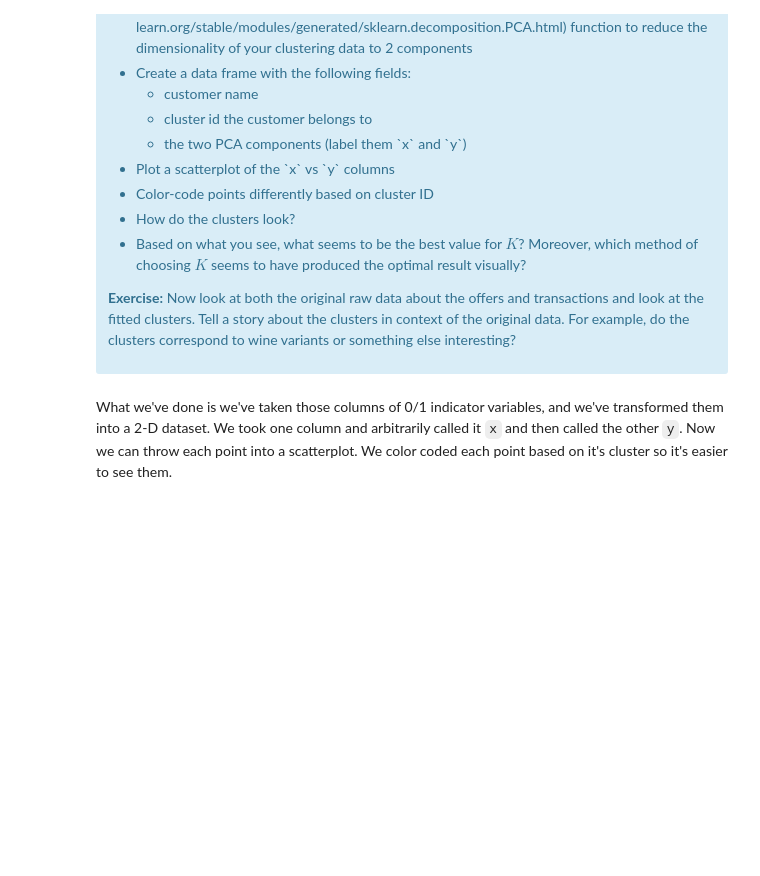
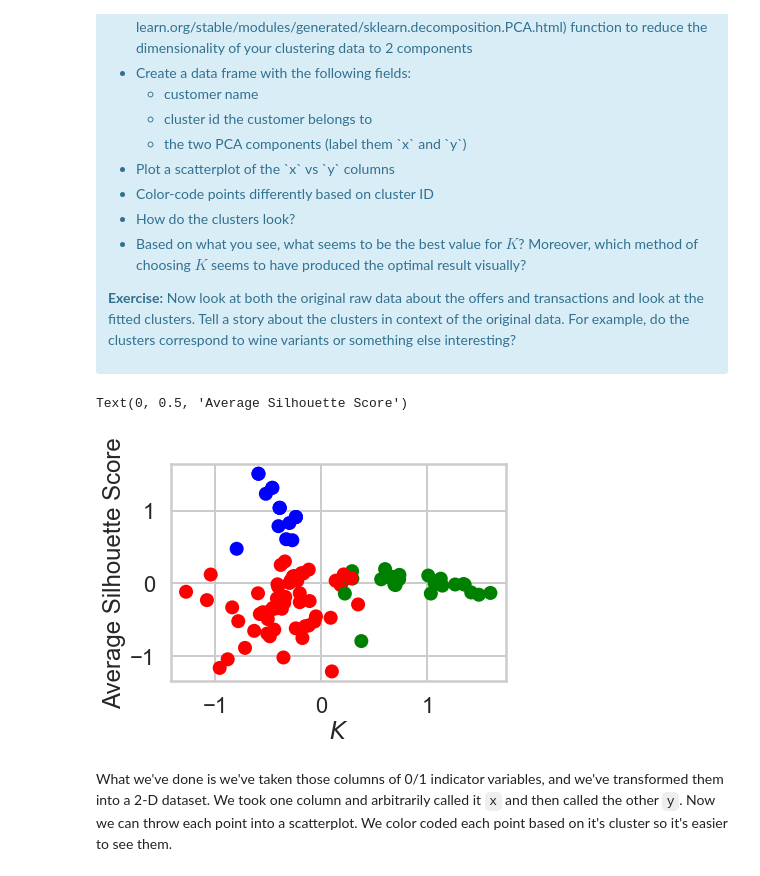
Before and after one commit to smaxwell953/Springboard_DSC_Career_Track, a Jupyter notebook: 15.06_Clustering_Case_Study/Clustering Case Study - Customer Segmentation with K-Means - Tier 3.ipynb, the cells around one changed output. Drawn from its saved outputs; the diff is of its cells as text; code cells hidden in the pictures; blank space fills up the shorter version.

```diff
--- a/15.06_Clustering_Case_Study/Clustering Case Study - Customer Segmentation with K-Means - Tier 3.ipynb
+++ b/15.06_Clustering_Case_Study/Clustering Case Study - Customer Segmentation with K-Means - Tier 3.ipynb
@@ -253,3 +305,22 @@ This is only one use of PCA for dimension reduction. We can also use PCA when we
+# %%
+#your turn
+import sklearn.decomposition
+import matplotlib.colors
+
+model = sklearn.cluster.KMeans(n_clusters = 3)
+cluster_assignments = model.fit_predict(X)
+
+cmap = matplotlib.colors.ListedColormap(['red', 'green', 'blue'])
+
+pca = sklearn.decomposition.PCA(n_components=2)
+pc1, pc2 = zip(*pca.fit_transform(X))
+plt.scatter(pc1, pc2, c = cluster_assignments.tolist(), cmap = cmap)
+
+plt.xlabel("$K$")
+plt.ylabel("Average Silhouette Score")
+# %% [output]
+Text(0, 0.5, 'Average Silhouette Score')
+[figure, added]
 # %% [markdown]
 What we've done is we've taken those columns of 0/1 indicator variables, and we've transformed them into a 2-D dataset. We took one column and arbitrarily called it `x` and then called the other `y`. Now we can throw each point into a scatterplot. We color coded each point based on it's cluster so it's easier to see them.
 # %% [markdown]
```
Also changed, not shown: parts of 8 cells of this notebook.
